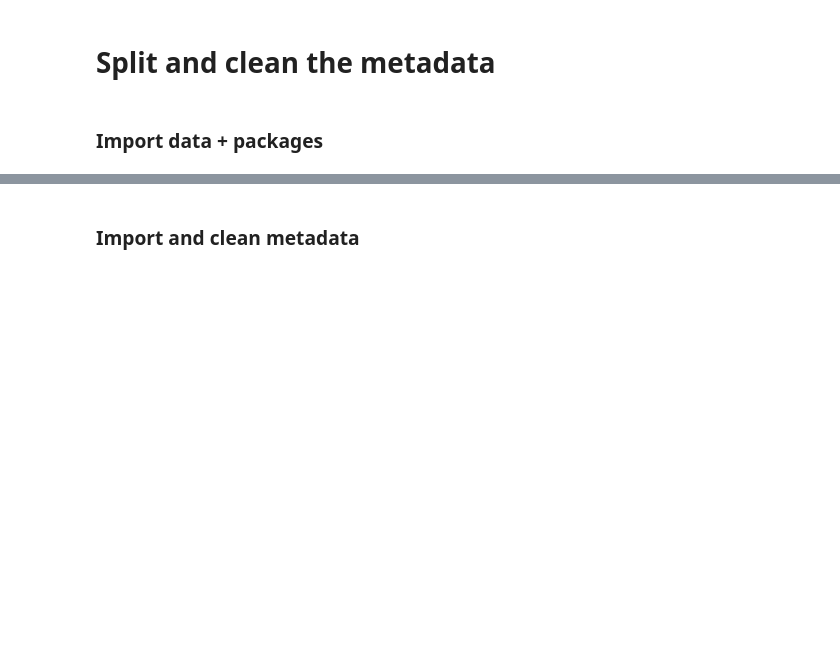
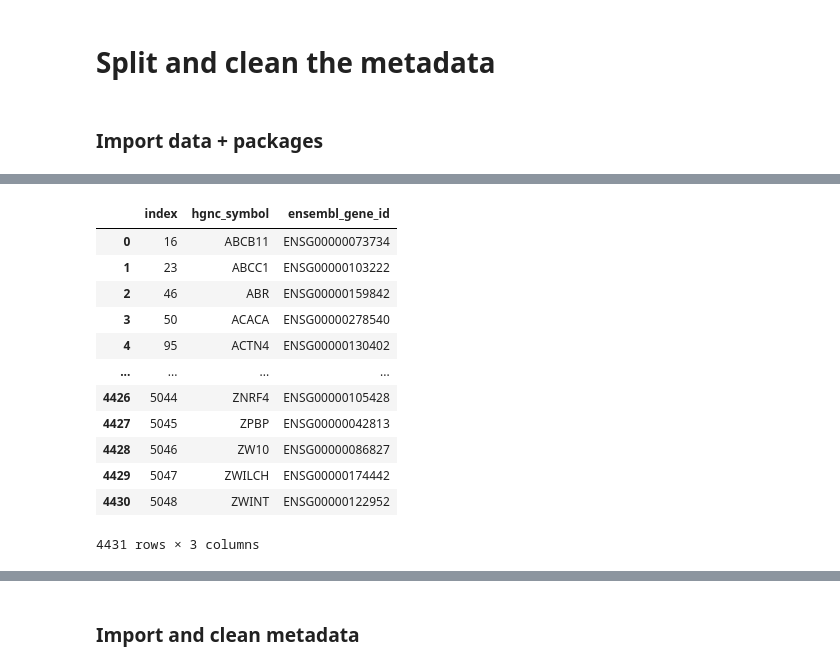
Before and after one commit to cguccione/PDAC_patient_stratification, a Jupyter notebook: jupyter_notebooks/DataClean.ipynb, the cells around one changed output, grey strips where cells are left out. Drawn from its saved outputs; the diff is of its cells as text; code cells hidden in the pictures; blank space fills up the shorter version.

```diff
--- a/jupyter_notebooks/DataClean.ipynb
+++ b/jupyter_notebooks/DataClean.ipynb
@@ -9,0 +51,3 @@ key_genes = list(key_genes_pd['gene'])
+# %%
+df1 = df[df['hgnc_symbol'].isin(key_genes)]
+df1
@@ -9,0 +68,7 @@ key_genes = list(key_genes_pd['gene'])
+# %%
+ids = df1["hgnc_symbol"]
+df2 = df1[ids.isin(ids[ids.duplicated()])].sort_values("hgnc_symbol")
+
+df2.to_csv('double_ensembl.csv', index = False)
+
+df2
@@ -9,0 +89,6 @@ key_genes = list(key_genes_pd['gene'])
+# %%
+bad_ENSG_df = pd.read_csv('nonDefined_ENSG.csv')
+bad_ENSG = list(bad_ENSG_df['ENSG'])
+
+df3 = df2[~df2['ensembl_gene_id'].isin(bad_ENSG)]
+df3
@@ -9,0 +109,3 @@ key_genes = list(key_genes_pd['gene'])
+# %%
+df4 = df1[~ids.isin(ids[ids.duplicated()])]
+df4
@@ -10,2 +126,20 @@ key_genes = list(key_genes_pd['gene'])
+# %%
+final_df = pd.concat([df3, df4])
+final_df = final_df.reset_index()
+final_df
+# %% [output]
+|  | index | hgnc_symbol | ensembl_gene_id |
+| 0 | 16 | ABCB11 | ENSG00000073734 |
+| 1 | 23 | ABCC1 | ENSG00000103222 |
+| 2 | 46 | ABR | ENSG00000159842 |
+| 3 | 50 | ACACA | ENSG00000278540 |
+| 4 | 95 | ACTN4 | ENSG00000130402 |
+| ... | ... | ... | ... |
+| 4426 | 5044 | ZNRF4 | ENSG00000105428 |
+| 4427 | 5045 | ZPBP | ENSG00000042813 |
+| 4428 | 5046 | ZW10 | ENSG00000086827 |
+| 4429 | 5047 | ZWILCH | ENSG00000174442 |
+| 4430 | 5048 | ZWINT | ENSG00000122952 |
+4431 rows × 3 columns
 # %% [markdown]
 ## Unicorn 🦄 dataset
```
Also changed, not shown: parts of 22 cells of this notebook, 2 other files.
